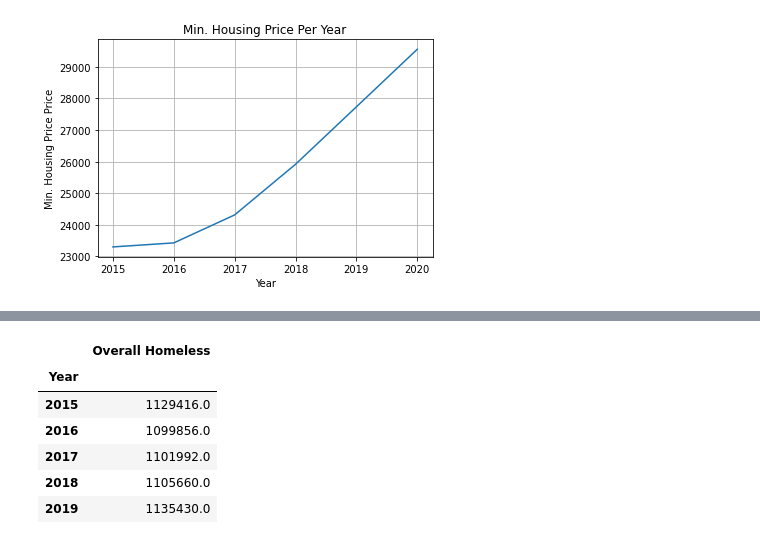
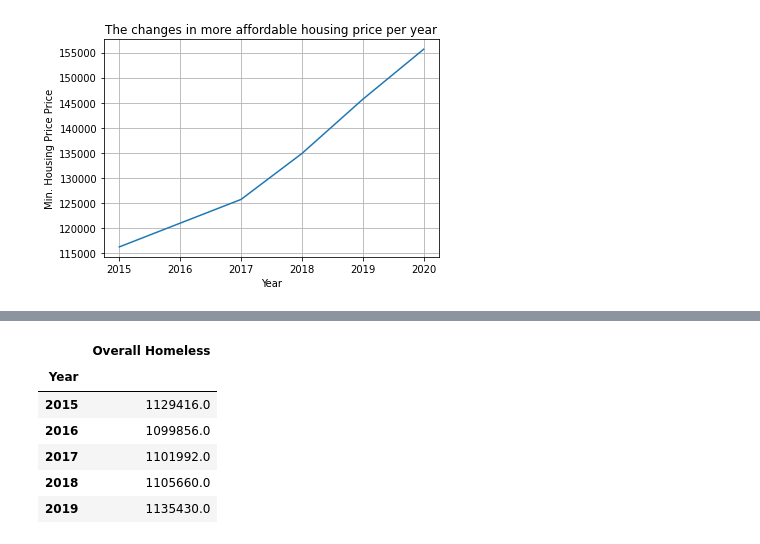
Before and after one commit to PlainJane20/Project-One, a Jupyter notebook: Coding/UE_Rates_NS-Alicia.ipynb, the cells around one changed output, grey strips where cells are left out. Cells and saved outputs as stored; diff of their text form; code cells hidden in the pictures.

Commit message:
update chart and data manipulation

```diff
--- a/Coding/UE_Rates_NS-Alicia.ipynb
+++ b/Coding/UE_Rates_NS-Alicia.ipynb
@@ -32,5 +12,0 @@ data-frame shape:  (52, 70)
-# %%
-col = []
-for x in UE_data_path.columns:
-    if x != "State":
-        col.append(x)
@@ -39,14 +12,0 @@ for x in UE_data_path.columns:
-# %%
-d = []
-for i, row in UE_data_path.iterrows():
-    state = row["State"]
-    for x in col:
-        dat = x.split("/")
-        a ={
-            "State":state,
-            "Date": f"{dat[0].rjust(2, '0')}-{dat[1].rjust(2, '0')}-{dat[2]}",
-            "Year": dat[2],
-            "Month": dat[0],
-            "Unemployment Rate":row[x]
-        }
-        d.append(a)
@@ -94,9 +22,11 @@ Alicia's analysis
 # Extracting the path
 real_estate_path = "../Data/Zillow_AllHomes_5yrs_Clean.csv"
 # %%
-# Read Real Estate Data from Zillow
+# Read Real Estate Data from Zillow (from year 2015 to 2020)
+# real_estate_data = pd.read_csv(real_estate_path)
 real_estate_data = pd.read_csv(real_estate_path)
-real_estate_data.head()
+real_estate_data = real_estate_data.loc[(real_estate_data["SizeRank"]<50)]
+real_estate_data
 
 # original dataframe has 914 rows × 75 columns
 # %% [output]
@@ -264,16 +160,16 @@ Name: max, dtype: float64
 # %%
 # looking at relationship of how much the min. housing price changes over the past 5 years
 
 plt.plot(RE_groupby_year.index.values, RE_groupby_year["min"])
 
 # Add labels and title to graph
 plt.xlabel("Year")
 plt.ylabel("Min. Housing Price Price")
-plt.title("Min. Housing Price Per Year")
+plt.title("The changes in more affordable housing price per year")
 
 
 plt.grid()
 plt.show()
 # %% [output]
-[figure, old version]
+[figure, new version]
 # %%
```
Also changed, not shown: parts of 63 cells of this notebook, 2 other files.
